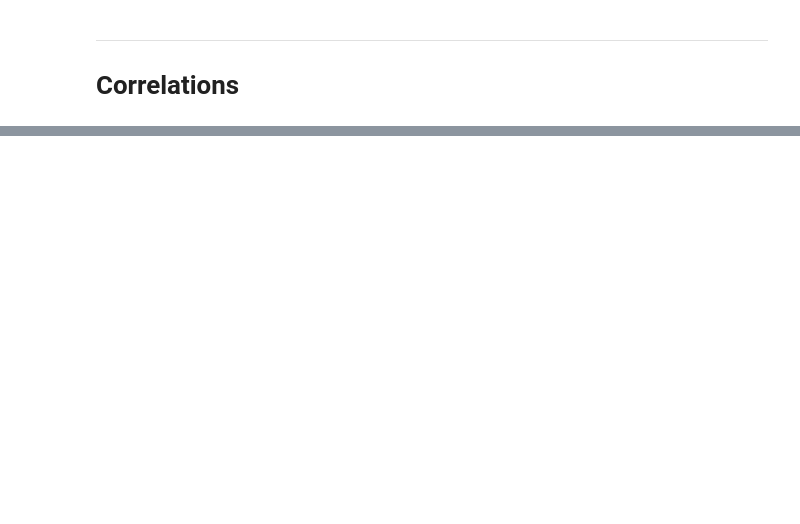
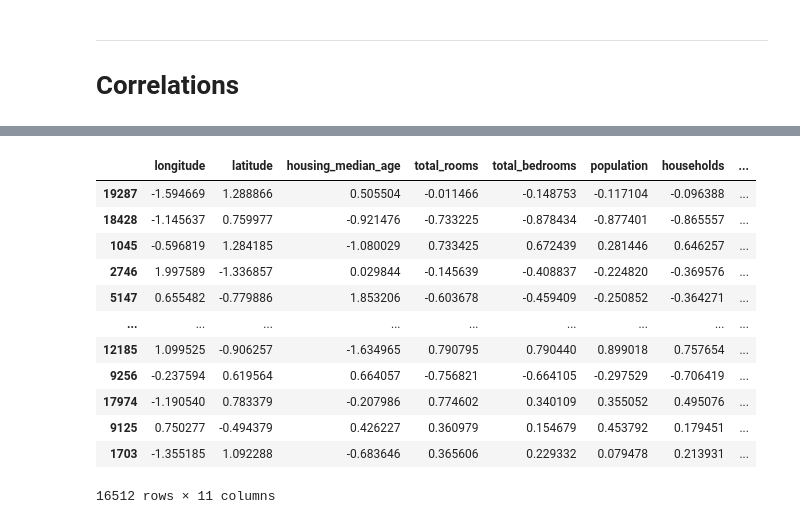
Before and after one commit to mahdianfe/Booklets_MachineLearning, a Jupyter notebook: Learn_machine2_housing.ipynb, the cells around one changed output, grey strips where cells are left out. Cells and saved outputs as stored; diff of their text form; code cells hidden in the pictures; blank space fills up the shorter version.

```diff
--- a/Learn_machine2_housing.ipynb
+++ b/Learn_machine2_housing.ipynb
@@ -713,0 +1515,17 @@ NameError: name 'train_features_numeric' is not defined
+# %%
+css = CustomStandardScaler()
+css.fit_transform(train_features_numeric)
+# %% [output]
+|  | longitude | latitude | housing_median_age | total_rooms | total_bedrooms | population | households | ... |
+| 19287 | -1.594669 | 1.288866 | 0.505504 | -0.011466 | -0.148753 | -0.117104 | -0.096388 | ... |
+| 18428 | -1.145637 | 0.759977 | -0.921476 | -0.733225 | -0.878434 | -0.877401 | -0.865557 | ... |
+| 1045 | -0.596819 | 1.284185 | -1.080029 | 0.733425 | 0.672439 | 0.281446 | 0.646257 | ... |
+| 2746 | 1.997589 | -1.336857 | 0.029844 | -0.145639 | -0.408837 | -0.224820 | -0.369576 | ... |
+| 5147 | 0.655482 | -0.779886 | 1.853206 | -0.603678 | -0.459409 | -0.250852 | -0.364271 | ... |
+| ... | ... | ... | ... | ... | ... | ... | ... | ... |
+| 12185 | 1.099525 | -0.906257 | -1.634965 | 0.790795 | 0.790440 | 0.899018 | 0.757654 | ... |
+| 9256 | -0.237594 | 0.619564 | 0.664057 | -0.756821 | -0.664105 | -0.297529 | -0.706419 | ... |
+| 17974 | -1.190540 | 0.783379 | -0.207986 | 0.774602 | 0.340109 | 0.355052 | 0.495076 | ... |
+| 9125 | 0.750277 | -0.494379 | 0.426227 | 0.360979 | 0.154679 | 0.453792 | 0.179451 | ... |
+| 1703 | -1.355185 | 1.092288 | -0.683646 | 0.365606 | 0.229332 | 0.079478 | 0.213931 | ... |
+16512 rows × 11 columns
```
Also changed, not shown: parts of 236 cells of this notebook, 2 other files.
